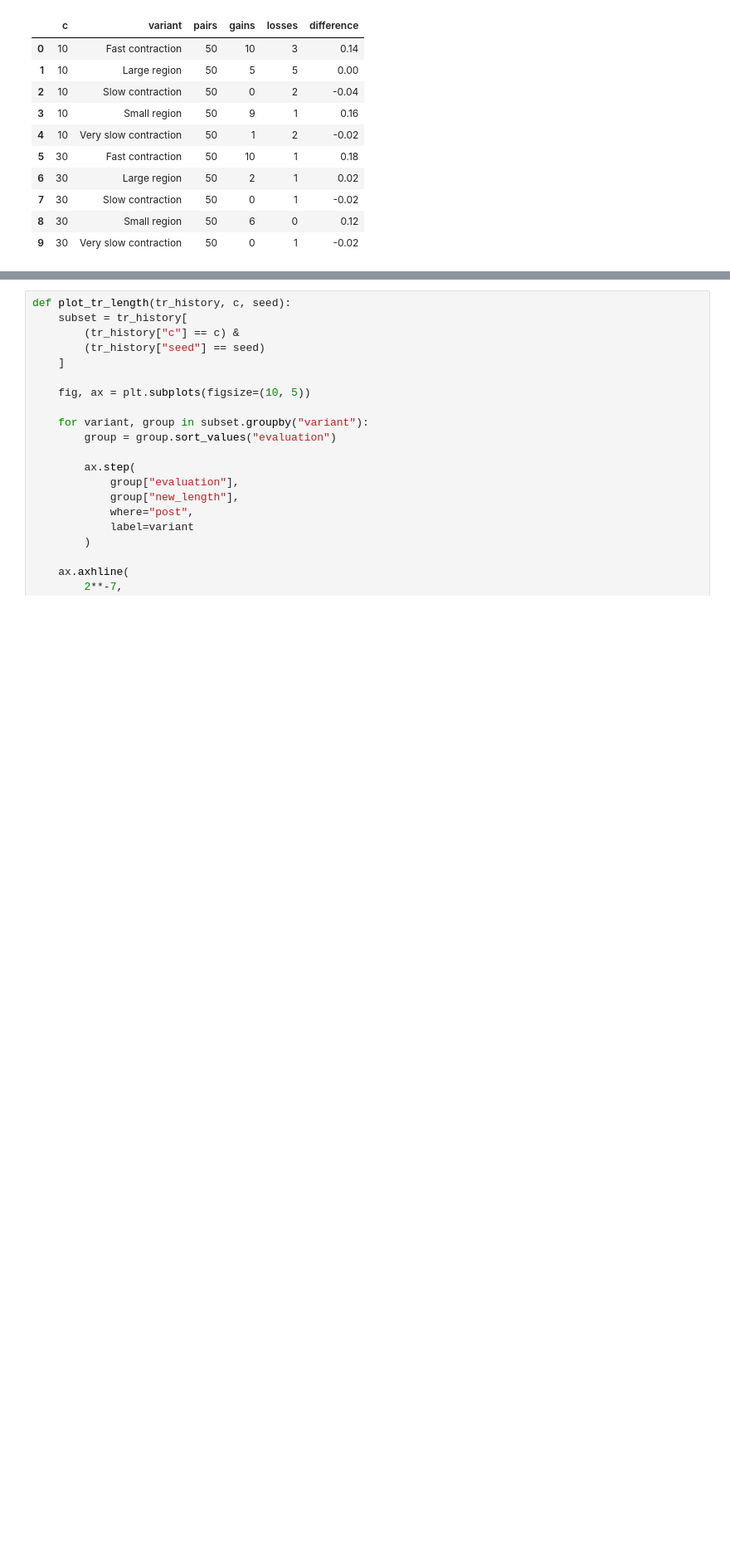
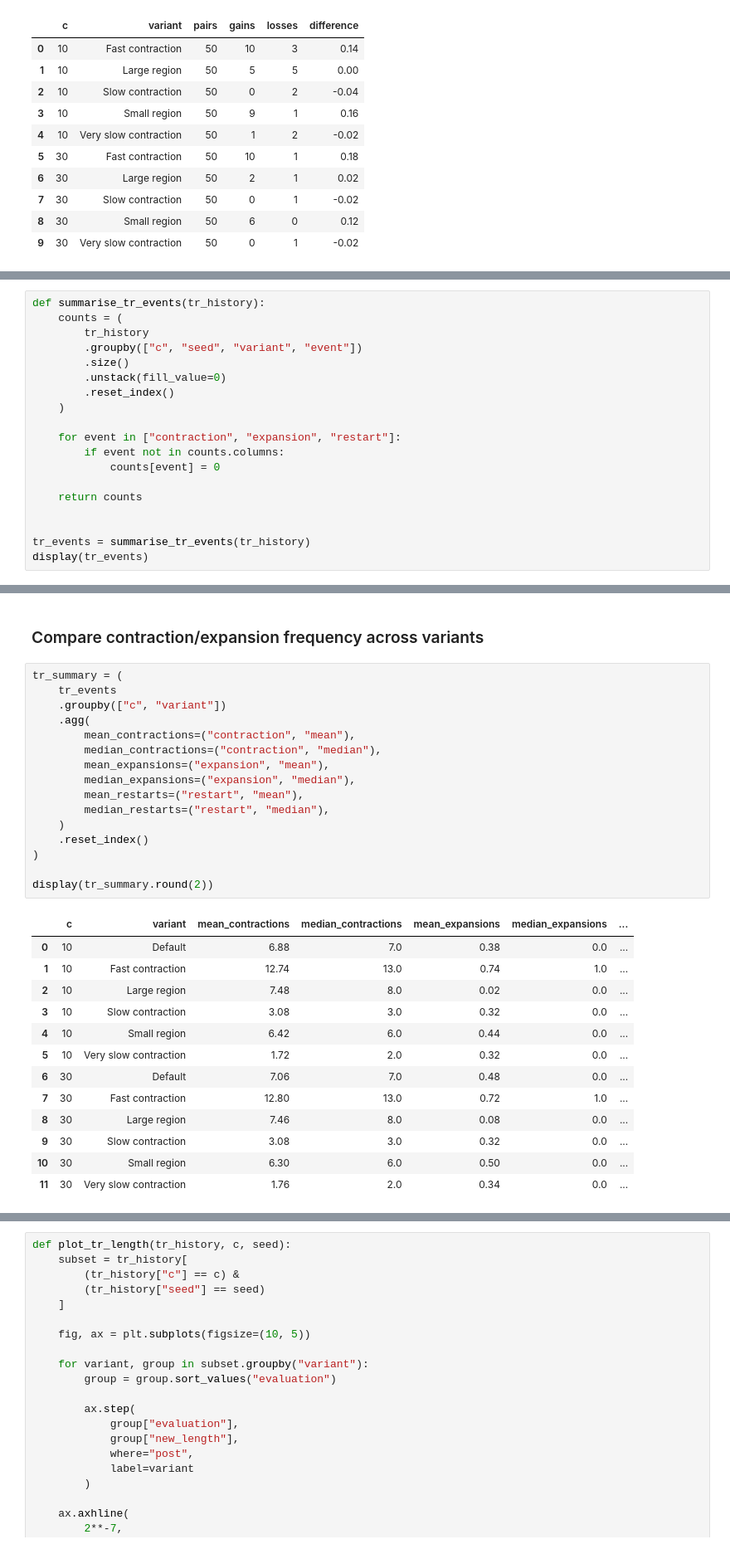
Before and after one commit to bbny27/DSA4212-G1, a Jupyter notebook: code/Experiment_2C.ipynb, the cells around one changed output, grey strips where cells are left out. Shown at 83% size. Drawn from its saved outputs; the diff is of its cells as text; blank space fills up the shorter version.

```diff
--- a/code/Experiment_2C.ipynb
+++ b/code/Experiment_2C.ipynb
@@ -668,0 +619,19 @@ display(tr_history.head())
+# %%
+def summarise_tr_events(tr_history):
+    counts = (
+        tr_history
+        .groupby(["c", "seed", "variant", "event"])
+        .size()
+        .unstack(fill_value=0)
+        .reset_index()
+    )
+
+    for event in ["contraction", "expansion", "restart"]:
+        if event not in counts.columns:
+            counts[event] = 0
+
+    return counts
+
+
+tr_events = summarise_tr_events(tr_history)
+display(tr_events)
@@ -668,0 +652,32 @@ display(tr_history.head())
+# %% [markdown]
+### Compare contraction/expansion frequency across variants
+# %%
+tr_summary = (
+    tr_events
+    .groupby(["c", "variant"])
+    .agg(
+        mean_contractions=("contraction", "mean"),
+        median_contractions=("contraction", "median"),
+        mean_expansions=("expansion", "mean"),
+        median_expansions=("expansion", "median"),
+        mean_restarts=("restart", "mean"),
+        median_restarts=("restart", "median"),
+    )
+    .reset_index()
+)
+
+display(tr_summary.round(2))
+# %% [output]
+|  | c | variant | mean_contractions | median_contractions | mean_expansions | median_expansions | ... |
+| 0 | 10 | Default | 6.88 | 7.0 | 0.38 | 0.0 | ... |
+| 1 | 10 | Fast contraction | 12.74 | 13.0 | 0.74 | 1.0 | ... |
+| 2 | 10 | Large region | 7.48 | 8.0 | 0.02 | 0.0 | ... |
+| 3 | 10 | Slow contraction | 3.08 | 3.0 | 0.32 | 0.0 | ... |
+| 4 | 10 | Small region | 6.42 | 6.0 | 0.44 | 0.0 | ... |
+| 5 | 10 | Very slow contraction | 1.72 | 2.0 | 0.32 | 0.0 | ... |
+| 6 | 30 | Default | 7.06 | 7.0 | 0.48 | 0.0 | ... |
+| 7 | 30 | Fast contraction | 12.80 | 13.0 | 0.72 | 1.0 | ... |
+| 8 | 30 | Large region | 7.46 | 8.0 | 0.08 | 0.0 | ... |
+| 9 | 30 | Slow contraction | 3.08 | 3.0 | 0.32 | 0.0 | ... |
+| 10 | 30 | Small region | 6.30 | 6.0 | 0.50 | 0.0 | ... |
+| 11 | 30 | Very slow contraction | 1.76 | 2.0 | 0.34 | 0.0 | ... |
```
Also changed, not shown: parts of 40 cells of this notebook, 1 other file.
